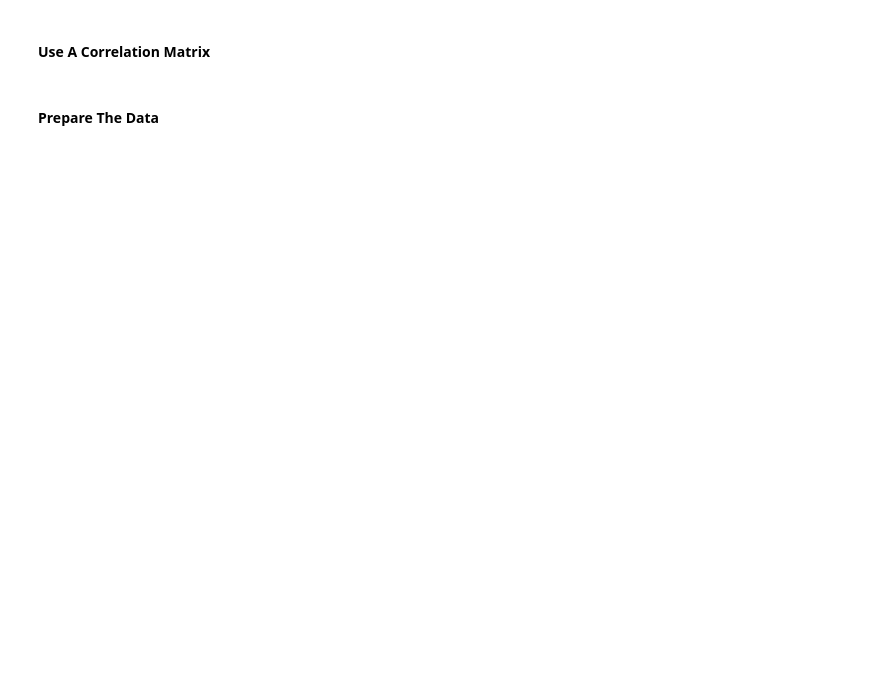
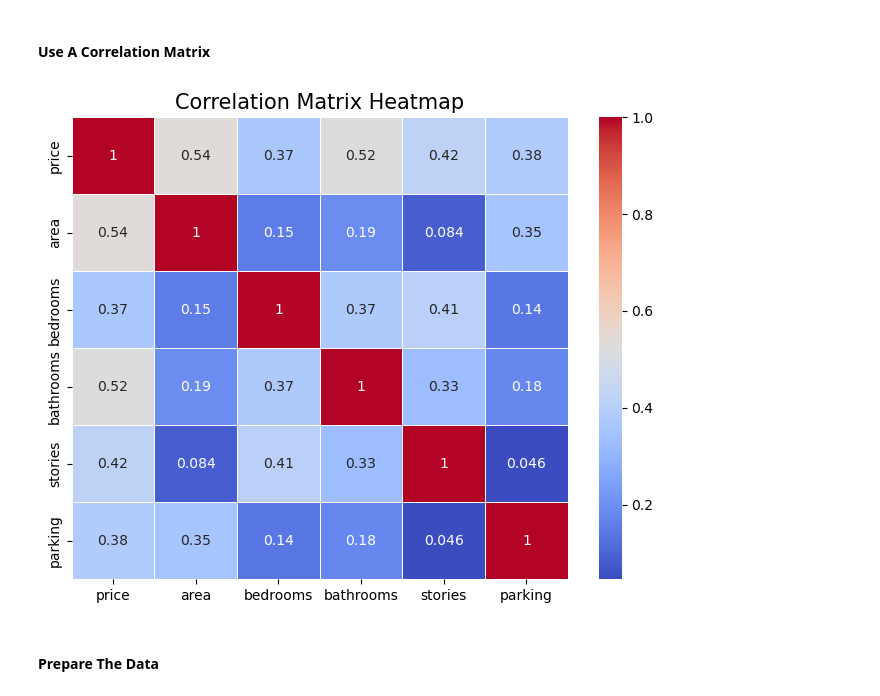
Before and after one commit to uncsdis/Data-785-Deep-Learning, a Jupyter notebook: Week 1 - Linear And Logistic Regression/Module 1 - Linear and Logistic Regression.ipynb, the cells around one changed output. Cells and saved outputs as stored; diff of their text form; code cells hidden in the pictures; blank space fills up the shorter version.

```diff
--- a/Week 1 - Linear And Logistic Regression/Module 1 - Linear and Logistic Regression.ipynb
+++ b/Week 1 - Linear And Logistic Regression/Module 1 - Linear and Logistic Regression.ipynb
@@ -1203,19 +1259,21 @@ print(f"Correlation between Variable1 and Variable2: {correlation:.4f}")
 #### Use A Correlation Matrix
 # %%
 # Compute the correlation matrix
-correlation_matrix = df.corr()
+correlation_matrix = df.corr(numeric_only=True)
 
 # Set up the matplotlib figure
 plt.figure(figsize=(8, 6))
 
 # Draw the heatmap with the mask and correct aspect ratio
 sns.heatmap(correlation_matrix, annot=True, cmap='coolwarm', linewidths=0.5)
 
 # Add title to the heatmap
 plt.title('Correlation Matrix Heatmap', fontsize=15)
 
 # Show the plot
 plt.show()
+# %% [output]
+[figure, added]
 # %% [markdown]
 #### Prepare The Data
 # %%
```
Also changed, not shown: parts of 31 cells of this notebook, 2 other files.
